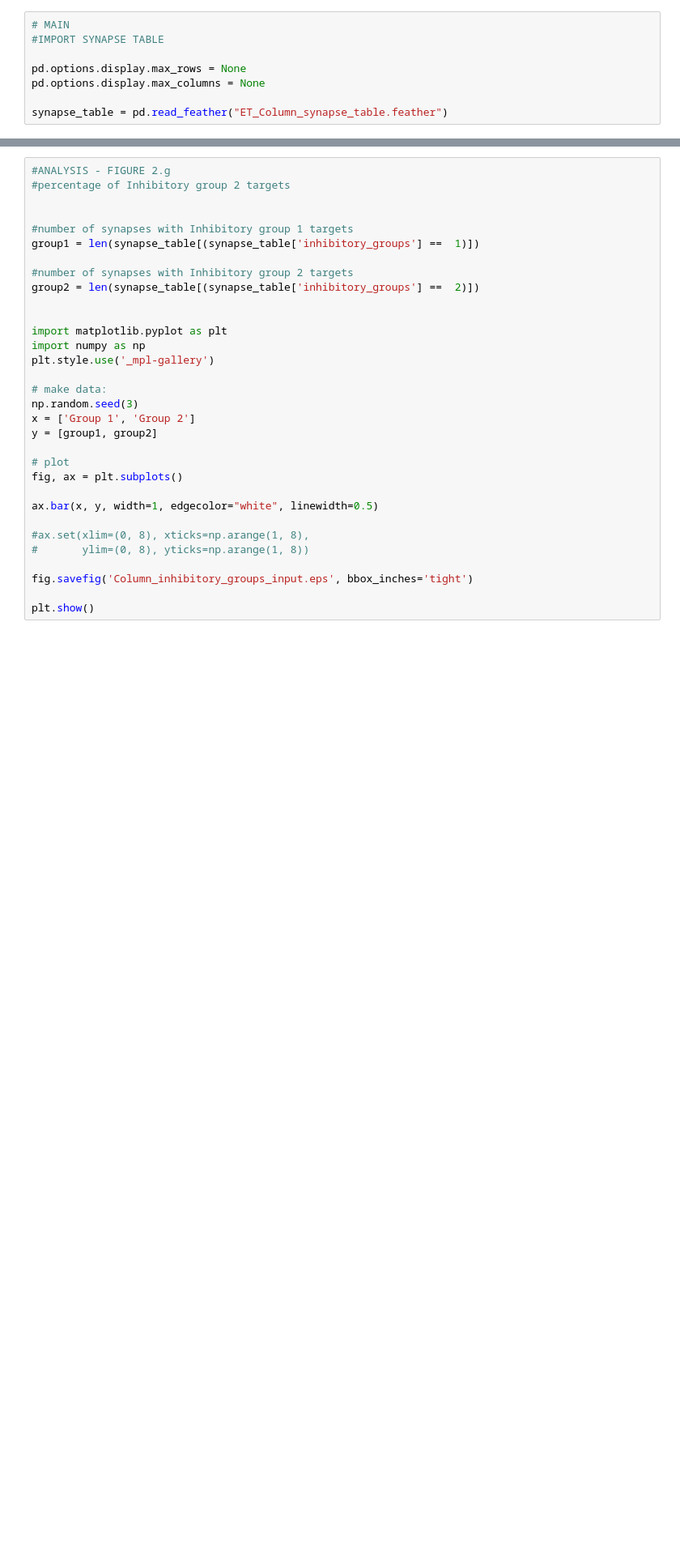
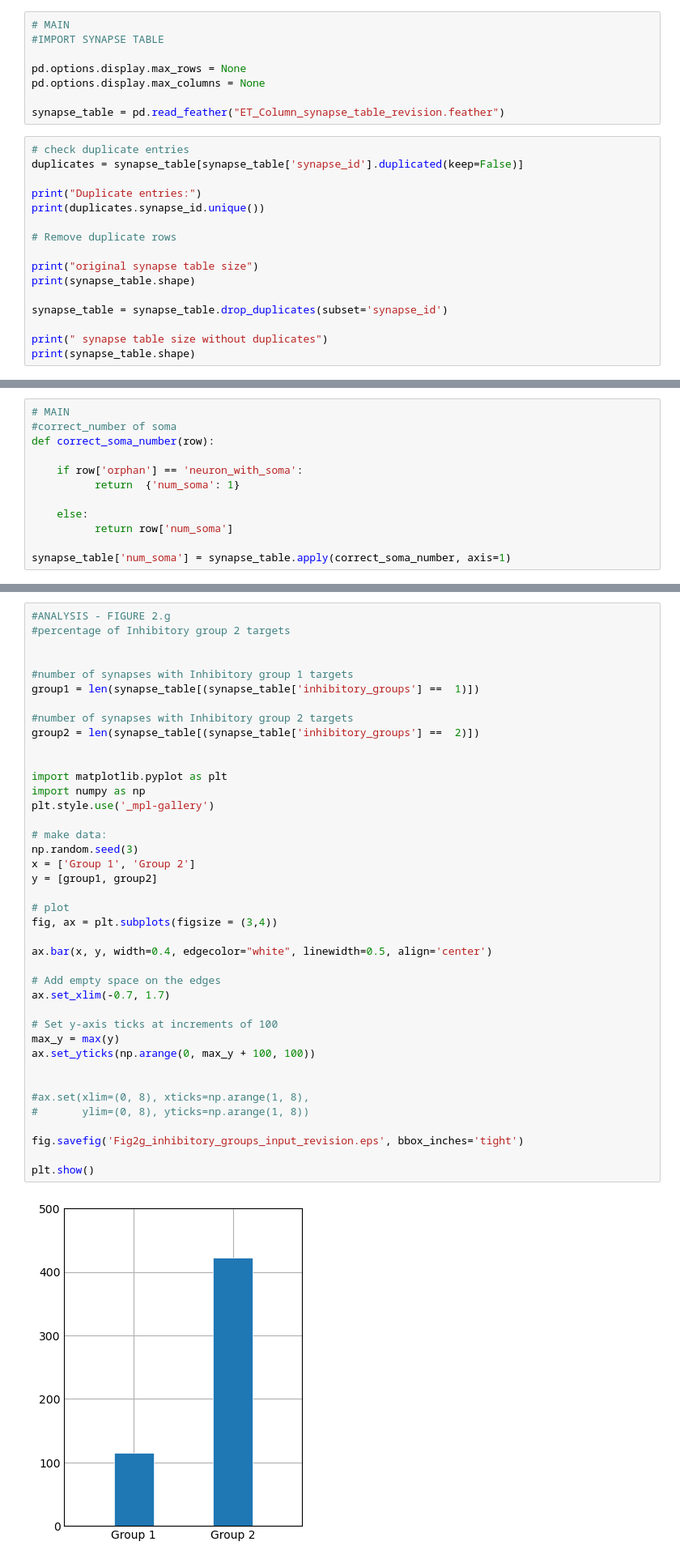
Before and after one commit to AllenInstitute/ET_connectivity, a Jupyter notebook: ET_manuscript_Figure_2.ipynb, the cells around one changed output, grey strips where cells are left out. Shown at 81% size. Cells and saved outputs as stored; diff of their text form; blank space fills up the shorter version.

Commit message:
Figure 2 update for Nature Neuroscience

```diff
--- a/ET_manuscript_Figure_2.ipynb
+++ b/ET_manuscript_Figure_2.ipynb
@@ -45,4 +47,20 @@ average_surface_location = mean(surface_y_column)
 pd.options.display.max_rows = None
 pd.options.display.max_columns = None
 
-synapse_table = pd.read_feather("ET_Column_synapse_table.feather")
+synapse_table = pd.read_feather("ET_Column_synapse_table_revision.feather")
+# %%
+# check duplicate entries
+duplicates = synapse_table[synapse_table['synapse_id'].duplicated(keep=False)]
+
+print("Duplicate entries:")
+print(duplicates.synapse_id.unique())
+
+# Remove duplicate rows
+
+print("original synapse table size")
+print(synapse_table.shape)
+
+synapse_table = synapse_table.drop_duplicates(subset='synapse_id')
+
+print(" synapse table size without duplicates")
+print(synapse_table.shape)
@@ -128,3 +198,15 @@ connection_numbers, synapse_numbers
+# %%
+# MAIN
+#correct_number of soma
+def correct_soma_number(row):
+
+    if row['orphan'] == 'neuron_with_soma':
+          return  {'num_soma': 1}
+
+    else:
+          return row['num_soma']
+
+synapse_table['num_soma'] = synapse_table.apply(correct_soma_number, axis=1)
 # %%
 #ANALYSIS - FIGURE 2
 #Number of synapses per ET neuron
@@ -682,32 +805,42 @@ plt.savefig('fig2_7_hist.eps')
 # %%
 #ANALYSIS - FIGURE 2.g
 #percentage of Inhibitory group 2 targets
 
 
 #number of synapses with Inhibitory group 1 targets
 group1 = len(synapse_table[(synapse_table['inhibitory_groups'] ==  1)])
 
 #number of synapses with Inhibitory group 2 targets
 group2 = len(synapse_table[(synapse_table['inhibitory_groups'] ==  2)])
 
 
 import matplotlib.pyplot as plt
 import numpy as np
 plt.style.use('_mpl-gallery')
 
 # make data:
 np.random.seed(3)
 x = ['Group 1', 'Group 2']
 y = [group1, group2]
 
 # plot
-fig, ax = plt.subplots()
+fig, ax = plt.subplots(figsize = (3,4))
 
-ax.bar(x, y, width=1, edgecolor="white", linewidth=0.5)
+ax.bar(x, y, width=0.4, edgecolor="white", linewidth=0.5, align='center')
+
+# Add empty space on the edges
+ax.set_xlim(-0.7, 1.7)
+
+# Set y-axis ticks at increments of 100
+max_y = max(y)
+ax.set_yticks(np.arange(0, max_y + 100, 100))
+
 
 #ax.set(xlim=(0, 8), xticks=np.arange(1, 8),
 #       ylim=(0, 8), yticks=np.arange(1, 8))
 
-fig.savefig('Column_inhibitory_groups_input.eps', bbox_inches='tight')
+fig.savefig('Fig2g_inhibitory_groups_input_revision.eps', bbox_inches='tight')
 
 plt.show()
+# %% [output]
+[figure, added]
```
Also changed, not shown: parts of 10 cells of this notebook.
